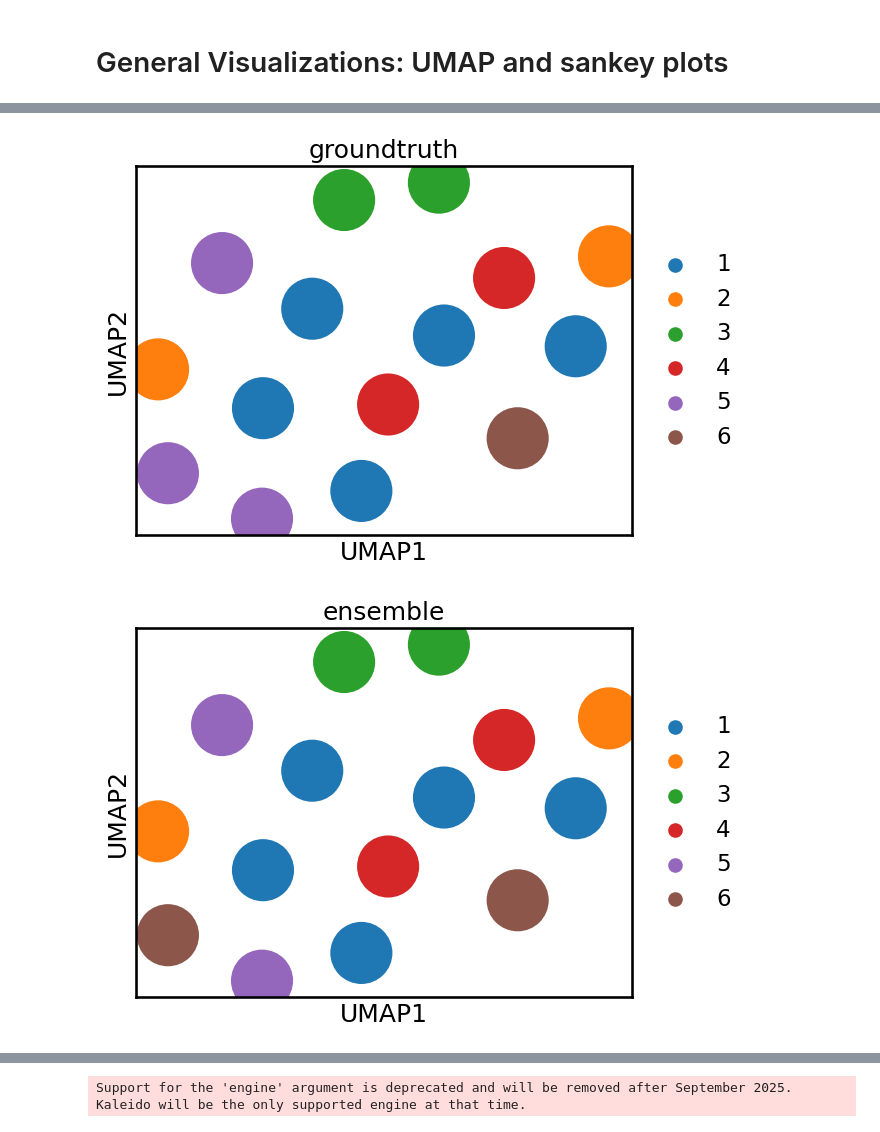
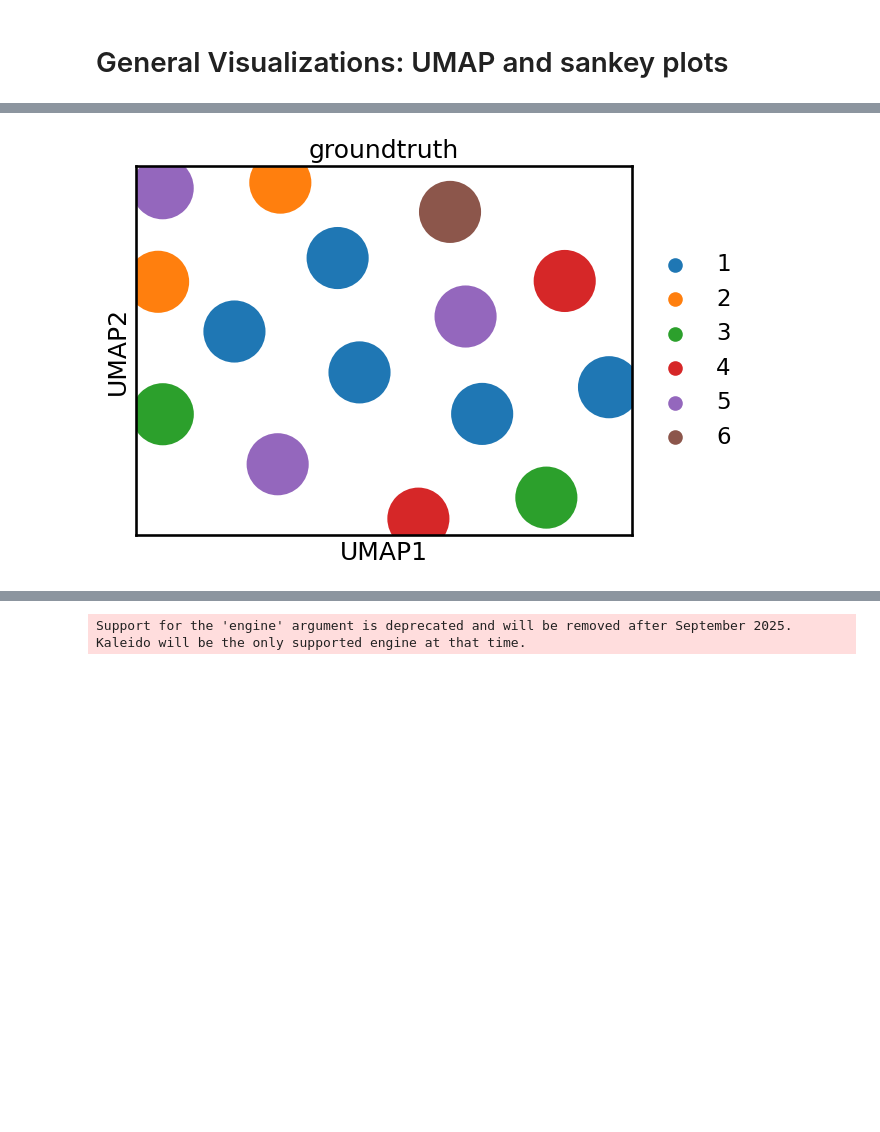
Before and after one commit to Elizabeth-Flx/sdd, a Jupyter notebook: evaluation_metrics/tryout_metrics.ipynb, the cells around one changed output, grey strips where cells are left out. Drawn from its saved outputs; the diff is of its cells as text; code cells hidden in the pictures; blank space fills up the shorter version.

Commit message:
correction of umaps examples

```diff
--- a/evaluation_metrics/tryout_metrics.ipynb
+++ b/evaluation_metrics/tryout_metrics.ipynb
@@ -53,6 +54,7 @@ adata = ad.AnnData(X=np.random.rand(len(groundtruth), 10))
 
 # path for umap plots
 umap_path = "/nfs/home/students/s.reif/SysMed/SysBioSDD/evaluation_metrics/plots"
+sc.settings.figdir = Path(umap_path)
 
 if not os.path.exists(umap_path):
     os.makedirs(umap_path)
@@ -61,18 +63,18 @@ if groundtruth is not None:
         adata.obs['groundtruth'] = pd.Categorical(groundtruth)
         sc.pp.neighbors(adata)
         sc.tl.umap(adata)
-        sc.pl.umap(adata, color='groundtruth', title='groundtruth')
+        sc.pl.umap(adata, color='groundtruth', title='groundtruth', save = "_groundtruth.png")
         # save umap plot
-        plt.savefig(os.path.join(umap_path, "umap_groundtruth.png"))
-        plt.close()
+        #plt.savefig(os.path.join(umap_path, "umap_groundtruth.png"))
+        #plt.close()
 
 for method_name, values in dict_all_methods.items():
     adata.obs[method_name] = pd.Categorical(values)
     if 'X_umap' not in adata.obsm:
         sc.pp.neighbors(adata)
         sc.tl.umap(adata)
-    sc.pl.umap(adata, color=method_name, title=method_name)
+    sc.pl.umap(adata, color=method_name, title=method_name, show=False, save=f"_{method_name}.png")
     # save umap plot
-    plt.savefig(os.path.join(umap_path, f"umap_{method_name}.png"))
-    plt.close()
+    #plt.savefig(os.path.join(umap_path, f"umap_{method_name}.png"))
+    #plt.close()
 # %% [output]
@@ -85,2 +82 @@ To enable the following instructions: AVX2 AVX512F FMA, in other operations, reb
-[figure, old version]
+[figure, new version]
-[figure, removed]
```
Also changed, not shown: parts of 2 cells of this notebook, 4 other files.
